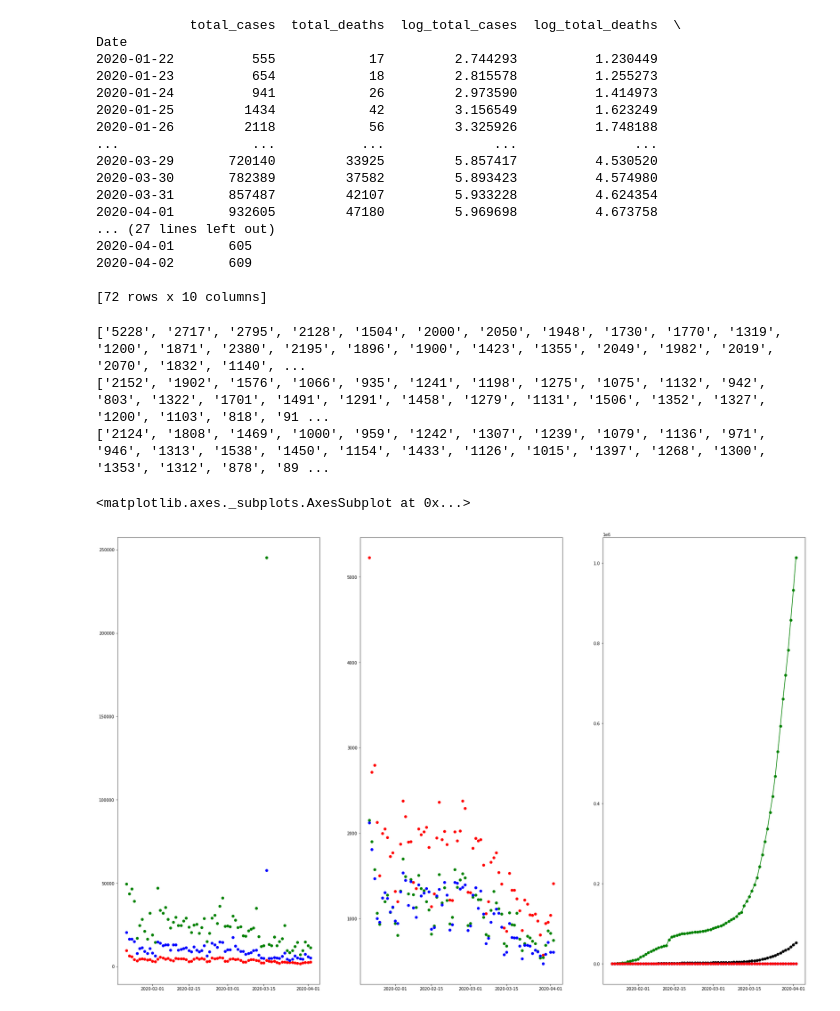
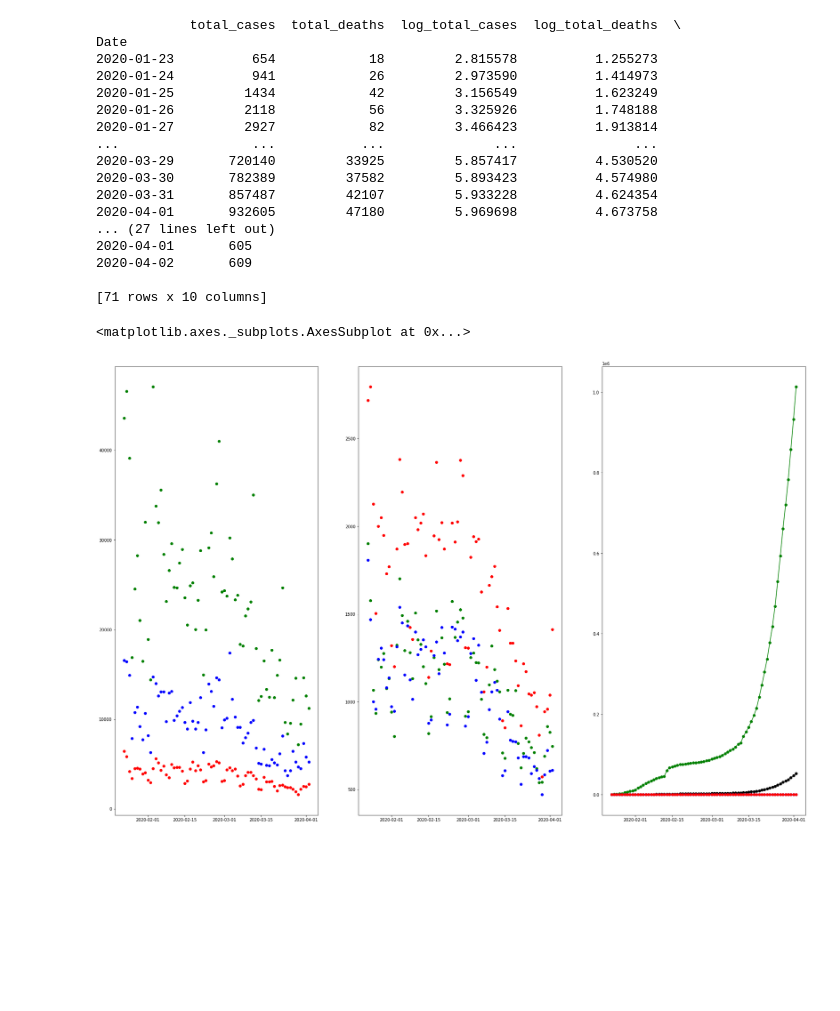
Before and after one commit to nimitchell/Covid-19-and-Climate-Change, a Jupyter notebook: Visualization graph.ipynb, the cells around one changed output. Drawn from its saved outputs; the diff is of its cells as text; code cells hidden in the pictures; blank space fills up the shorter version.

Commit message:
Data analysis with graphs

```diff
--- a/Visualization graph.ipynb
+++ b/Visualization graph.ipynb
@@ -18,7 +18,7 @@ from dateutil.parser import parse
 
 df_corona=pd.read_csv("corona_data.csv")
 
-df_corona = df_corona.iloc[:72]
+df_corona = df_corona.iloc[1:72]
 #rename unnamed columns to Date
 
 df_corona.rename( columns={'Unnamed: 0':'Date'}, inplace=True )
@@ -48,6 +48,7 @@ print(df_corona)
 #df for climate change
 df_c_Change=pd.read_csv("old_climate_data.csv")
 df2=df_c_Change.drop([0, 1])
+df2 = df2.iloc[1:]
 df2.reset_index(drop=True, inplace=True)
 df2.rename( columns={'Unnamed: 0':'Date'}, inplace=True )
 Date_list= df2["Date"].values
@@ -66,11 +67,11 @@ print(result)
 # %% [output]
             total_cases  total_deaths  log_total_cases  log_total_deaths  \
 Date
-2020-01-22          555            17         2.744293          1.230449
 2020-01-23          654            18         2.815578          1.255273
 2020-01-24          941            26         2.973590          1.414973
 2020-01-25         1434            42         3.156549          1.623249
 2020-01-26         2118            56         3.325926          1.748188
+2020-01-27         2927            82         3.466423          1.913814
 ...                 ...           ...              ...               ...
 2020-03-29       720140         33925         5.857417          4.530520
 2020-03-30       782389         37582         5.893423          4.574980
@@ -80,7 +81,7 @@ Date
 2020-04-01       605
 2020-04-02       609
 
-[72 rows x 10 columns]
+[71 rows x 10 columns]
 # %%
 plt.figure(figsize=(30,20))
 plt.subplot(1,3,1)
@@ -89,43 +90,39 @@ retweet_count=[]
 fav_count=[]
 
 y_colors=["red", "green", "blue"]
-y_keyword=["id", "favorite_count","retweet_count"]
+y_keyword=["tweet_count", "favorite_count","retweet_count"]
 
 x_values = df2.Date
 for y,c in zip(y_keyword, y_colors):
     #tweets grouped by id's
     y_values1 = list(df2[y])
     y_values1=[int(x)for x in y_values1]
     plt.scatter(x_values, y_values1, color=c, marker="o", linestyle="-")
 
 plt.subplot(1, 3, 2)
 
 y_keys = ["pos_count", "neg_count","neu_count"]
 for y,c in zip(y_keys, y_colors):
     #tweets grouped by id's
     y_vals = list(df2[y])
-    print(y_vals)
     y_vals=[int(x)for x in y_vals]
 
     plt.scatter(x_values, y_vals, color=c, marker="o", linestyle="-")
 
 y_colors=["green", "black","blue", "red"]
 y_keyword1=["total_cases", "total_deaths","log_total_cases", "log_total_deaths"]
 
 plt.subplot(1, 3,3)
 
 x_values2=df_corona.Date
 for y,c in zip(y_keyword1, y_colors):
     #tweets grouped by id's
     y_values1 = list(df_corona[y])
     y_values1=[int(x)for x in y_values1]
 
     plt.plot(x_values2, y_values1, color=c, marker="o", linestyle="-")
 
 plt.subplot(1,3,2)
 # %% [output]
-['5228', '2717', '2795', '2128', '1504', '2000', '2050', '1948', '1730', '1770', '1319', '1200', '1871', '2380', '2195', '1896', '1900', '1423', '1355', '2049', '1982', '2019', '2070', '1832', '1140', ...
-['2152', '1902', '1576', '1066', '935', '1241', '1198', '1275', '1075', '1132', '942', '803', '1322', '1701', '1491', '1291', '1458', '1279', '1131', '1506', '1352', '1327', '1200', '1103', '818', '91 ...
-['2124', '1808', '1469', '1000', '959', '1242', '1307', '1239', '1079', '1136', '971', '946', '1313', '1538', '1450', '1154', '1433', '1126', '1015', '1397', '1268', '1300', '1353', '1312', '878', '89 ...
+<matplotlib.axes._subplots.AxesSubplot at 0x...>
-<matplotlib.axes._subplots.AxesSubplot at 0x...>
-[figure, old version]
+[figure, new version]
```
Also changed, not shown: parts of 7 cells of this notebook, 6 other files.
